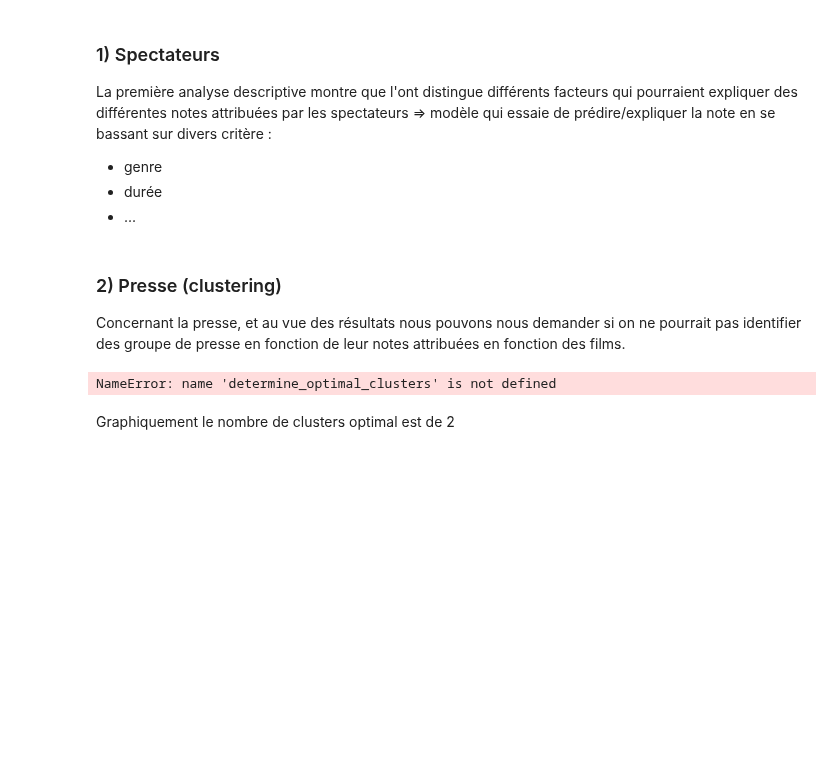
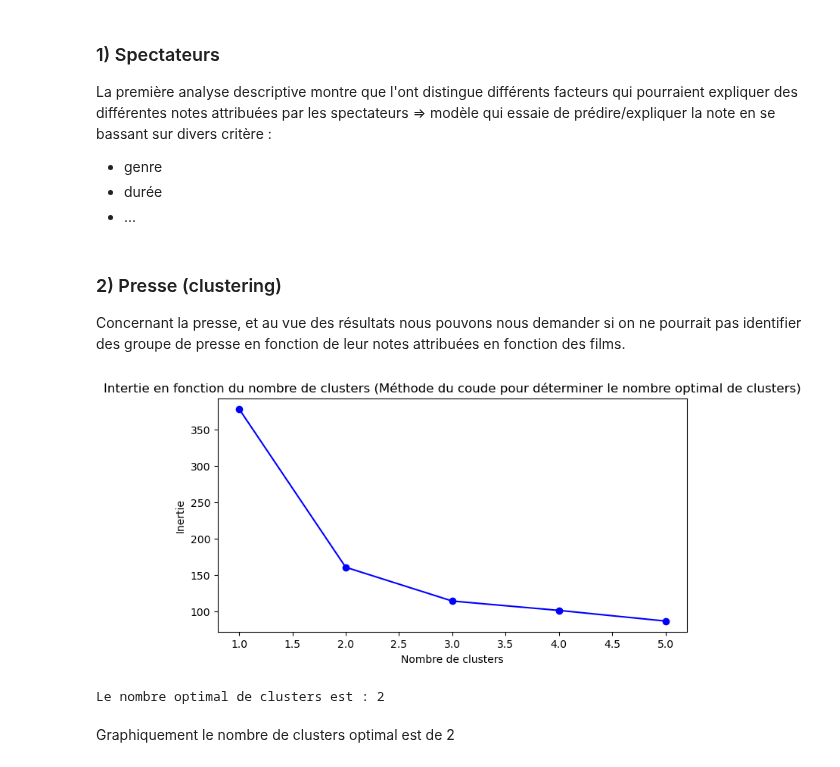
Before and after one commit to Clement-Dn/Projet_Cin-, a Jupyter notebook: Rapport_Projet_Cinema.ipynb, the cells around one changed output. Saved outputs shown, nothing was run; the diff lists cells and outputs as text; code cells hidden in the pictures; blank space fills up the shorter version.

```diff
--- a/Rapport_Projet_Cinema.ipynb
+++ b/Rapport_Projet_Cinema.ipynb
@@ -507,7 +499,8 @@ df_scaled = scaler.fit_transform(table_cluster)
 # %%
-nb_clusters_optimal = determine_optimal_clusters(df_scaled, 5)
+nb_clusters_optimal = determine_optimal_clusters(table_cluster, 5)
 # %% [output]
+[figure, added]
-NameError: name 'determine_optimal_clusters' is not defined
+Le nombre optimal de clusters est : 2
 # %% [markdown]
 Graphiquement le nombre de clusters optimal est de 2
 # %%
```
Also changed, not shown: parts of 14 cells of this notebook, 5 other files.
